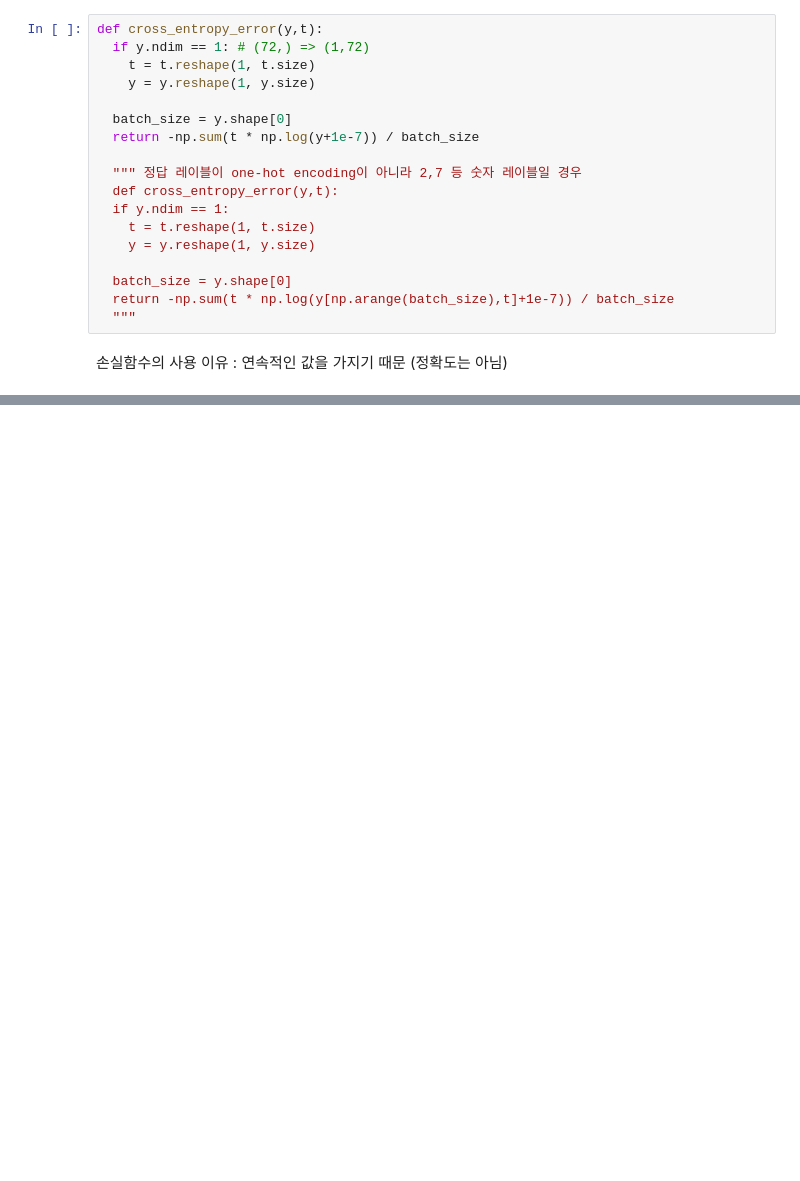
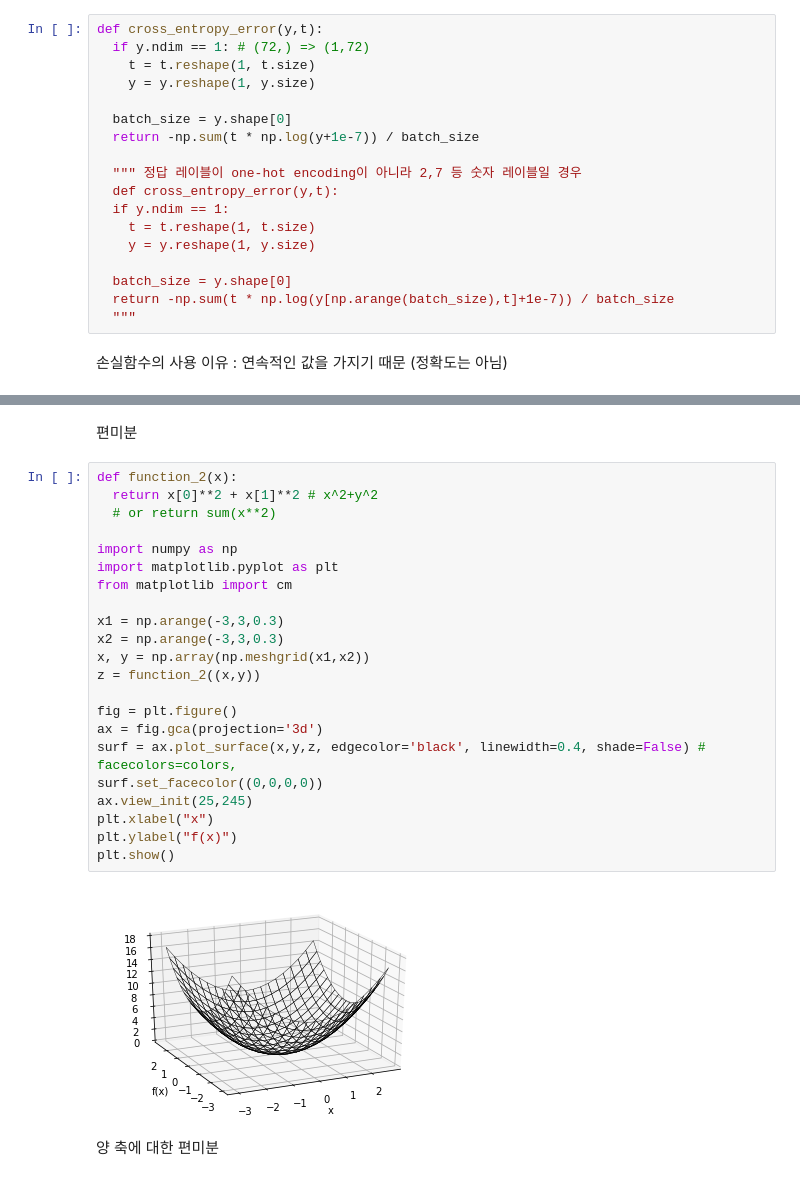
Before and after one commit to sechiyo97/study-deep-learning, a Jupyter notebook: deeplearning_ch4_0528.ipynb, the cells around one changed output, grey strips where cells are left out. Cells and saved outputs as stored; diff of their text form; blank space fills up the shorter version.

```diff
--- a/deeplearning_ch4_0528.ipynb
+++ b/deeplearning_ch4_0528.ipynb
@@ -78,0 +110,28 @@ def cross_entropy_error(y,t):
+# %% [markdown]
+편미분
+# %%
+def function_2(x):
+  return x[0]**2 + x[1]**2 # x^2+y^2
+  # or return sum(x**2)
+
+import numpy as np
+import matplotlib.pyplot as plt
+from matplotlib import cm
+
+x1 = np.arange(-3,3,0.3)
+x2 = np.arange(-3,3,0.3)
+x, y = np.array(np.meshgrid(x1,x2))
+z = function_2((x,y))
+
+fig = plt.figure()
+ax = fig.gca(projection='3d')
+surf = ax.plot_surface(x,y,z, edgecolor='black', linewidth=0.4, shade=False) # facecolors=colors,
+surf.set_facecolor((0,0,0,0))
+ax.view_init(25,245)
+plt.xlabel("x")
+plt.ylabel("f(x)")
+plt.show()
+# %% [output]
+[figure, added]
+# %% [markdown]
+양 축에 대한 편미분
```
Also changed, not shown: parts of 6 cells of this notebook.
